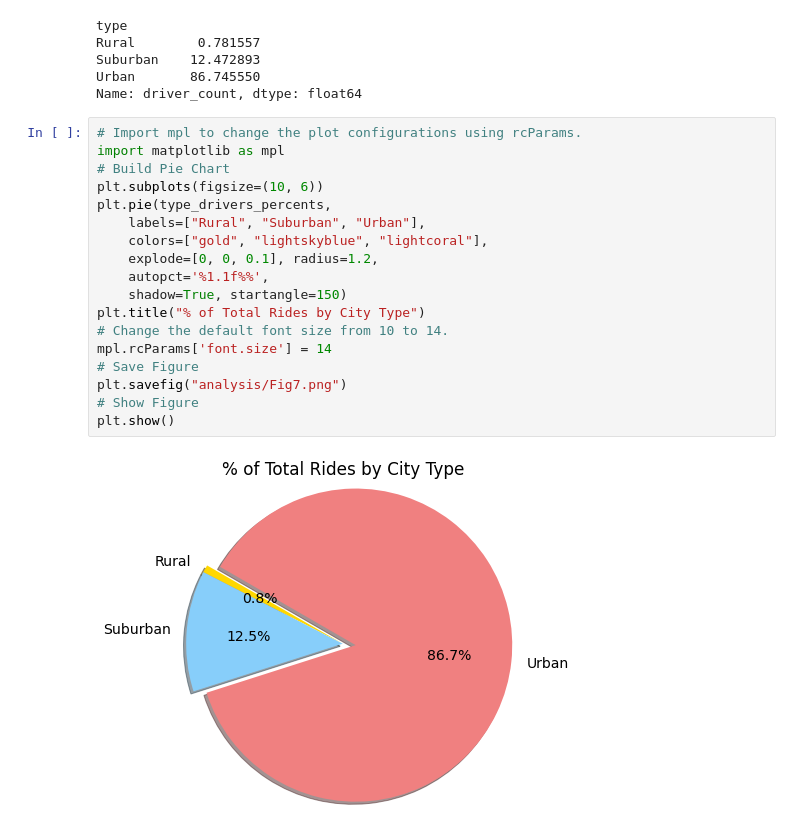
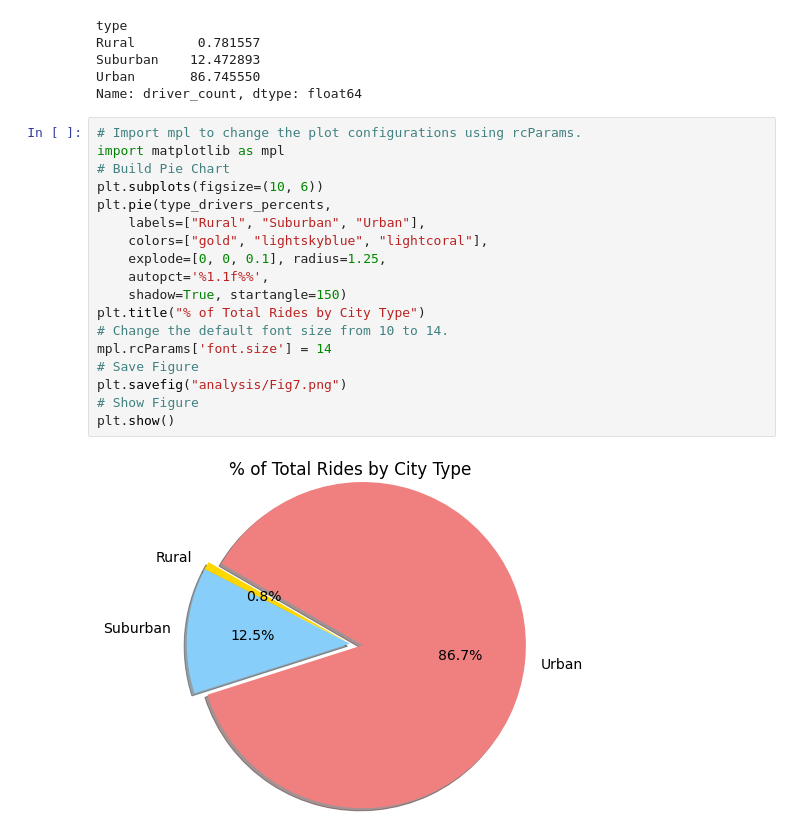
Before and after one commit to Yoditatr/-PyBer_Analysis, a Jupyter notebook: PyBer.ipynb, the cells around one changed output. Cells and saved outputs as stored; diff of their text form.

```diff
--- a/PyBer.ipynb
+++ b/PyBer.ipynb
@@ -1127,20 +1138,20 @@ Name: driver_count, dtype: float64
 # %%
 # Import mpl to change the plot configurations using rcParams.
 import matplotlib as mpl
 # Build Pie Chart
 plt.subplots(figsize=(10, 6))
 plt.pie(type_drivers_percents,
     labels=["Rural", "Suburban", "Urban"],
     colors=["gold", "lightskyblue", "lightcoral"],
-    explode=[0, 0, 0.1], radius=1.2,
+    explode=[0, 0, 0.1], radius=1.25,
     autopct='%1.1f%%',
     shadow=True, startangle=150)
 plt.title("% of Total Rides by City Type")
 # Change the default font size from 10 to 14.
 mpl.rcParams['font.size'] = 14
 # Save Figure
 plt.savefig("analysis/Fig7.png")
 # Show Figure
 plt.show()
 # %% [output]
-[figure, old version]
+[figure, new version]
```
Also changed, not shown: parts of 2 cells of this notebook.
